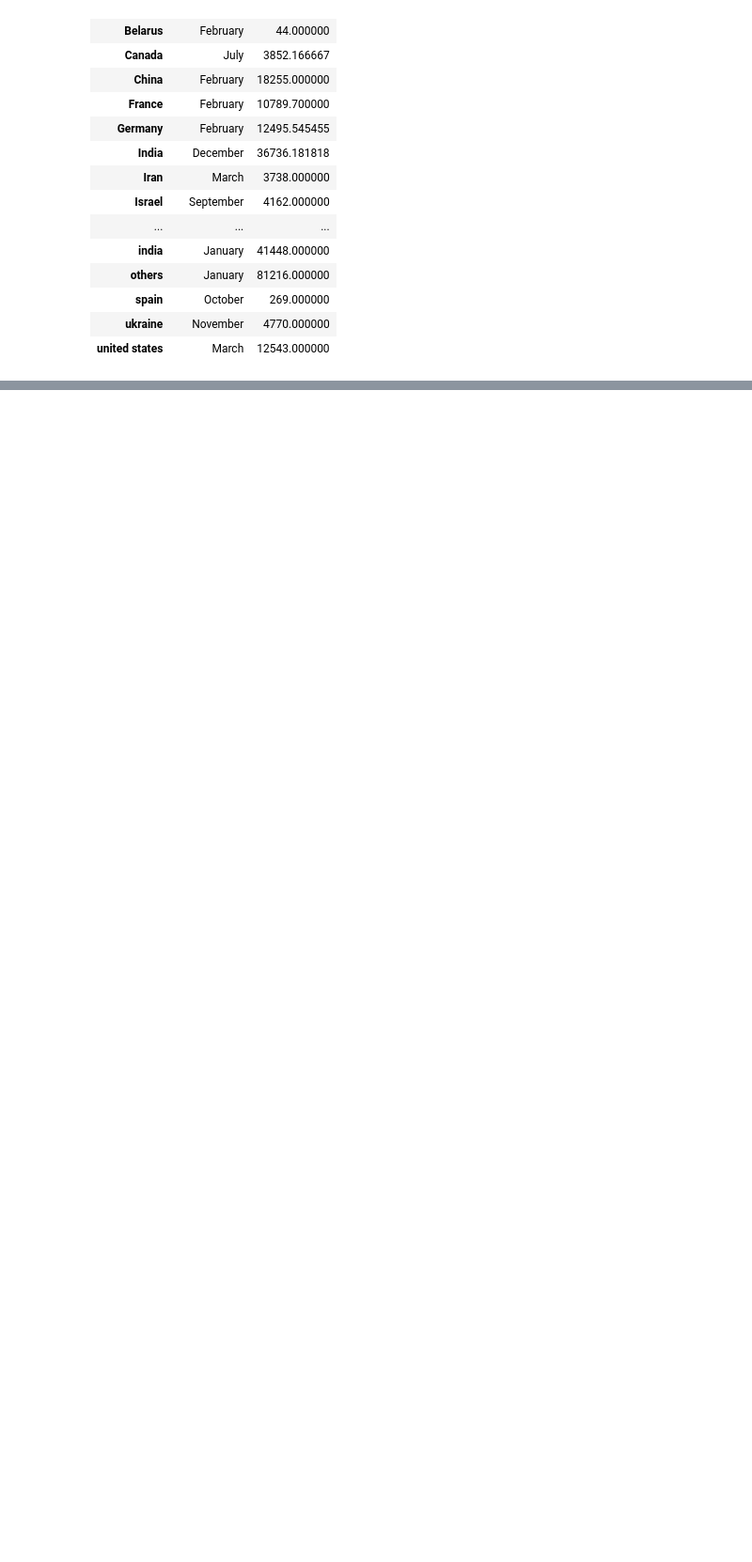
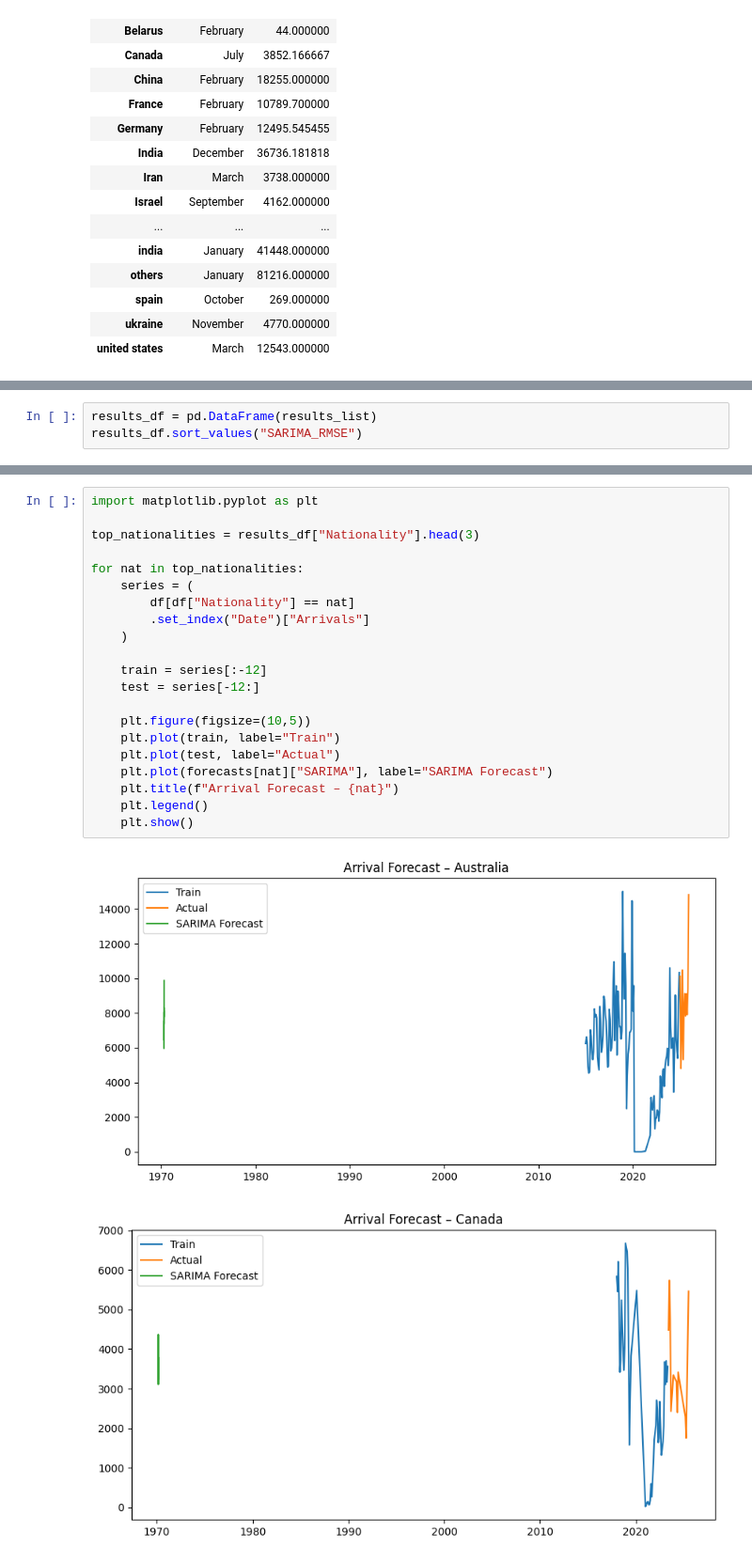
Before and after one commit to Kaveesha-Vihanga/DS_Project, a Jupyter notebook: arrival_prediction.ipynb, the cells around one changed output, grey strips where cells are left out. Shown at 94% size. Cells and saved outputs as stored; diff of their text form; blank space fills up the shorter version.

Commit message:
SARIMA model

```diff
--- a/arrival_prediction.ipynb
+++ b/arrival_prediction.ipynb
@@ -162,0 +195,3 @@ from statsmodels.tsa.statespace.sarimax import SARIMAX
+# %%
+results_df = pd.DataFrame(results_list)
+results_df.sort_values("SARIMA_RMSE")
@@ -162,0 +215,24 @@ from statsmodels.tsa.statespace.sarimax import SARIMAX
+# %%
+import matplotlib.pyplot as plt
+
+top_nationalities = results_df["Nationality"].head(3)
+
+for nat in top_nationalities:
+    series = (
+        df[df["Nationality"] == nat]
+        .set_index("Date")["Arrivals"]
+    )
+
+    train = series[:-12]
+    test = series[-12:]
+
+    plt.figure(figsize=(10,5))
+    plt.plot(train, label="Train")
+    plt.plot(test, label="Actual")
+    plt.plot(forecasts[nat]["SARIMA"], label="SARIMA Forecast")
+    plt.title(f"Arrival Forecast – {nat}")
+    plt.legend()
+    plt.show()
+# %% [output]
+[figure, added]
+[figure, added]
```
Also changed, not shown: parts of 4 cells of this notebook.
